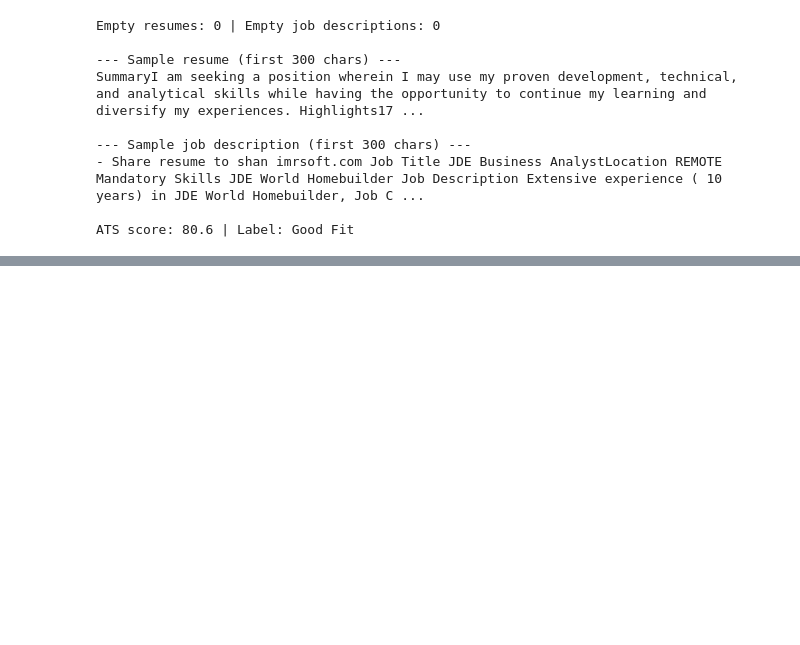
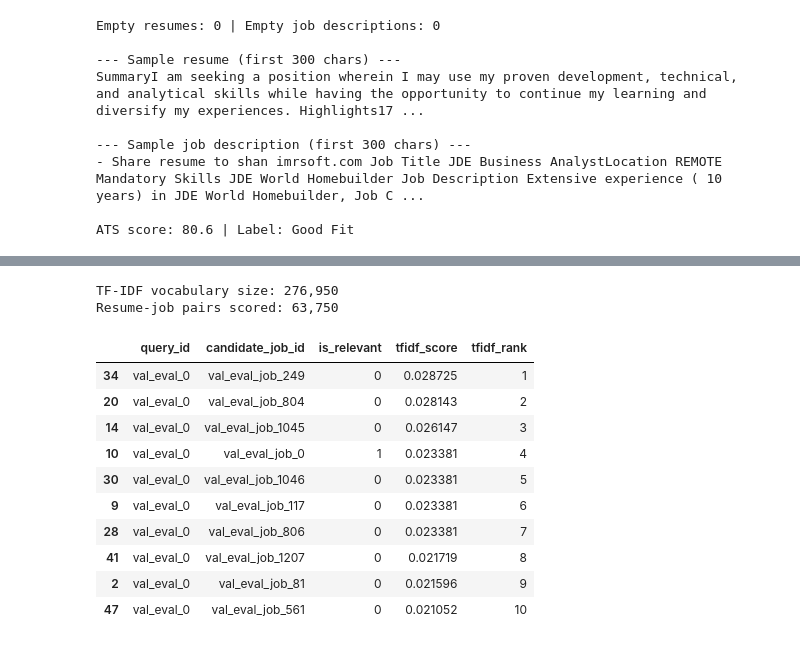
Before and after one commit to andre-koga/job-matching, a Jupyter notebook: project.ipynb, the cells around one changed output, grey strips where cells are left out. Saved outputs shown, nothing was run; the diff lists cells and outputs as text; code cells hidden in the pictures; blank space fills up the shorter version.

Commit message:
feat: added part 3 which does the validation of the groups and 4 which tests how good our baseline (TF-IDF) is

```diff
--- a/project.ipynb
+++ b/project.ipynb
@@ -175,0 +330,63 @@ ATS score: 80.6 | Label: Good Fit
+# %%
+from sklearn.feature_extraction.text import TfidfVectorizer
+from sklearn.preprocessing import normalize
+
+# Learn TF-IDF weights from the training texts.
+train_text_for_tfidf = pd.concat(
+    [train_df["resume"], train_df["job_description"]],
+    ignore_index=True,
+)
+
+tfidf_vectorizer = TfidfVectorizer(
+    lowercase=True,
+    stop_words="english",
+    ngram_range=(1, 2),
+    min_df=2,
+    max_df=0.95,
+    sublinear_tf=True,
+)
+tfidf_vectorizer.fit(train_text_for_tfidf)
+
+# Convert each resume/job pair into TF-IDF vectors.
+resume_vectors = tfidf_vectorizer.transform(rank_eval_df["query_resume"])
+job_vectors = tfidf_vectorizer.transform(rank_eval_df["candidate_job_description"])
+
+# After normalizing, cosine similarity is just the dot product.
+resume_vectors = normalize(resume_vectors, norm="l2", axis=1)
+job_vectors = normalize(job_vectors, norm="l2", axis=1)
+tfidf_scores = np.asarray(resume_vectors.multiply(job_vectors).sum(axis=1)).ravel()
+
+tfidf_ranked_df = rank_eval_df.copy()
+tfidf_ranked_df["tfidf_score"] = tfidf_scores
+
+# Rank 1 means TF-IDF thinks this is the best job for that resume.
+tfidf_ranked_df["tfidf_rank"] = (
+    tfidf_ranked_df.sort_values(
+        ["query_id", "tfidf_score", "candidate_job_id"],
+        ascending=[True, False, True],
+    )
+    .groupby("query_id")
+    .cumcount()
+    + 1
+)
+
+print(f"TF-IDF vocabulary size: {len(tfidf_vectorizer.vocabulary_):,}")
+print(f"Resume-job pairs scored: {len(tfidf_ranked_df):,}")
+
+tfidf_ranked_df.sort_values(["query_id", "tfidf_rank"])[
+    ["query_id", "candidate_job_id", "is_relevant", "tfidf_score", "tfidf_rank"]
+].head(10)
+# %% [output]
+TF-IDF vocabulary size: 276,950
+Resume-job pairs scored: 63,750
+|  | query_id | candidate_job_id | is_relevant | tfidf_score | tfidf_rank |
+| 34 | val_eval_0 | val_eval_job_249 | 0 | 0.028725 | 1 |
+| 20 | val_eval_0 | val_eval_job_804 | 0 | 0.028143 | 2 |
+| 14 | val_eval_0 | val_eval_job_1045 | 0 | 0.026147 | 3 |
+| 10 | val_eval_0 | val_eval_job_0 | 1 | 0.023381 | 4 |
+| 30 | val_eval_0 | val_eval_job_1046 | 0 | 0.023381 | 5 |
+| 9 | val_eval_0 | val_eval_job_117 | 0 | 0.023381 | 6 |
+| 28 | val_eval_0 | val_eval_job_806 | 0 | 0.023381 | 7 |
+| 41 | val_eval_0 | val_eval_job_1207 | 0 | 0.021719 | 8 |
+| 2 | val_eval_0 | val_eval_job_81 | 0 | 0.021596 | 9 |
+| 47 | val_eval_0 | val_eval_job_561 | 0 | 0.021052 | 10 |
```
Also changed, not shown: parts of 8 cells of this notebook, 2 other files.
